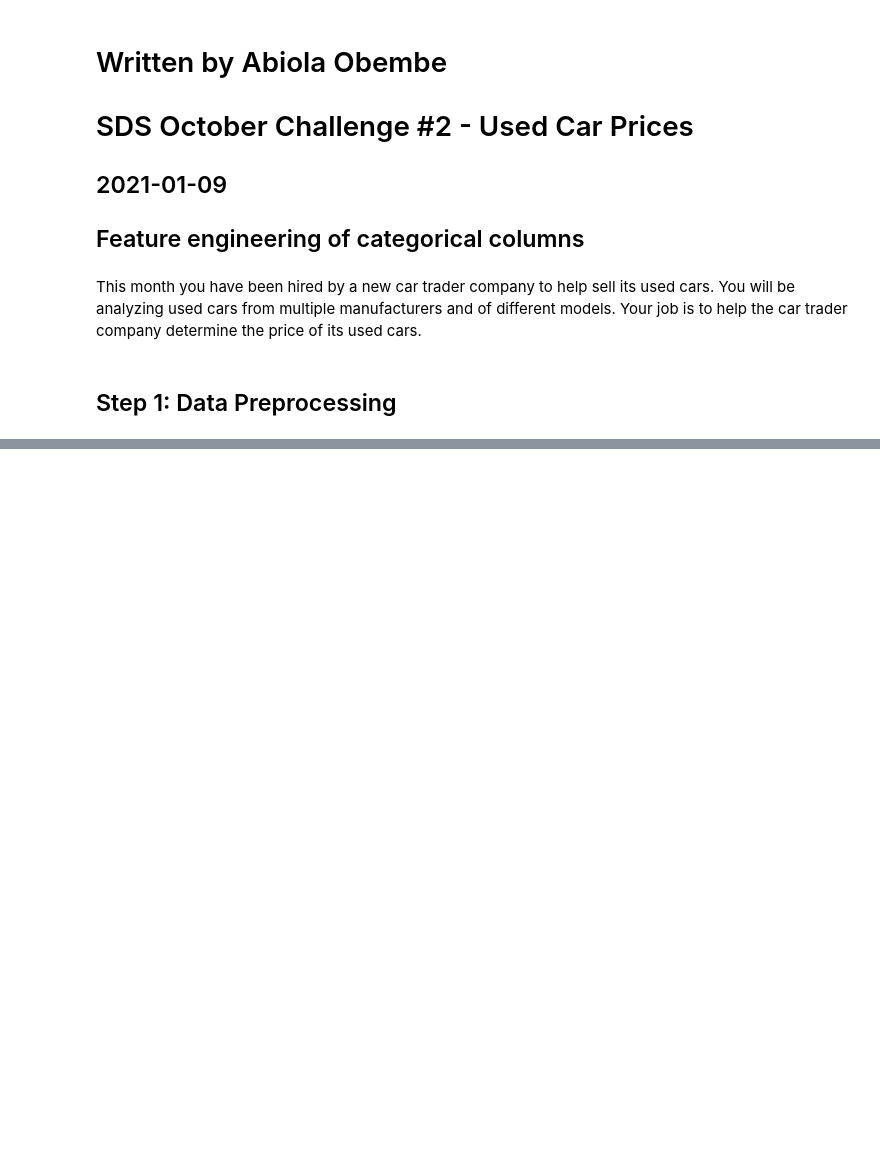
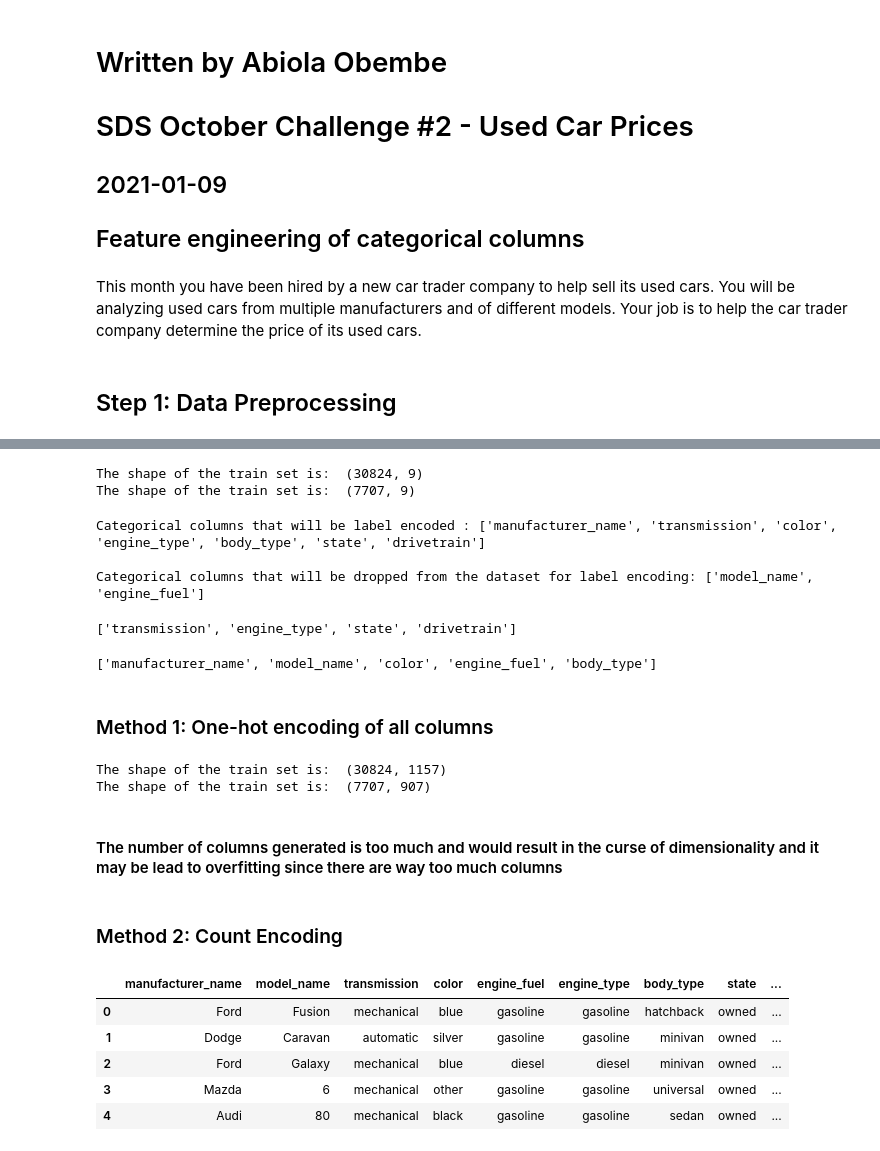
Before and after one commit to obeabi/SdsOctober2020Challenge, a Jupyter notebook: CategoricalCols_Main.ipynb, the cells around one changed output, grey strips where cells are left out. Saved outputs shown, nothing was run; the diff lists cells and outputs as text; code cells hidden in the pictures; blank space fills up the shorter version.

```diff
--- a/CategoricalCols_Main.ipynb
+++ b/CategoricalCols_Main.ipynb
@@ -82,0 +232,73 @@ print("\n Perecentage of missing values in test datframe is: \n", str(100*(df_te
+# %%
+# Let's print the shape of this train and test dataframe
+print("The shape of the train set is: ", cat_df_train.shape)
+
+print("The shape of the train set is: ", cat_df_test.shape)
+# %% [output]
+The shape of the train set is:  (30824, 9)
+The shape of the train set is:  (7707, 9)
+# %%
+# Columns that can be safely label encoded in validation set
+good_label_cols = [col for col in category_cols if
+                   set(cat_df_train[col]) == set(cat_df_test[col])]
+
+
+# Problematic columns that will be dropped from the validation dataset
+bad_label_cols = list(set(category_cols) - set(good_label_cols))
+
+print('Categorical columns that will be label encoded :', good_label_cols)
+print('\nCategorical columns that will be dropped from the dataset for label encoding:', bad_label_cols)
+# %% [output]
+Categorical columns that will be label encoded : ['manufacturer_name', 'transmission', 'color', 'engine_type', 'body_type', 'state', 'drivetrain']
+
+Categorical columns that will be dropped from the dataset for label encoding: ['model_name', 'engine_fuel']
+# %%
+# Select categorical columns with relatively low cardinality (convenient but arbitrary)
+low_cardinality = [cname for cname in category_cols if
+                    cat_df_train[cname].nunique() < 5 and
+                    cat_df_train[cname].dtype == "object"]
+low_cardinality
+# %% [output]
+['transmission', 'engine_type', 'state', 'drivetrain']
+# %%
+# Select categorical columns with relatively low cardinality (convenient but arbitrary)
+high_cardinality = [cname for cname in category_cols if
+                    cat_df_train[cname].nunique() > 5 and
+                    cat_df_train[cname].dtype == "object"]
+high_cardinality
+# %% [output]
+['manufacturer_name', 'model_name', 'color', 'engine_fuel', 'body_type']
+# %% [markdown]
+### Method 1: One-hot encoding of all columns
+# %%
+# let's examine how many columns we will obtain after one hot encoding these variables
+cat_df_train_oh = pd.get_dummies(cat_df_train, drop_first=True)
+cat_df_test_oh = pd.get_dummies(cat_df_test, drop_first=True)
+
+# Let's print the shape of this train and test dataframe after one-hot encoding
+print("The shape of the train set is: ", cat_df_train_oh.shape)
+
+print("The shape of the train set is: ", cat_df_test_oh.shape)
+
+cat_df_train_oh.to_csv('df_train_oh.csv')
+cat_df_test_oh.to_csv('df_test_oh.csv')
+# %% [output]
+The shape of the train set is:  (30824, 1157)
+The shape of the train set is:  (7707, 907)
+# %% [markdown]
+#### The number of columns generated is too much and would result in the curse of dimensionality and it may be lead to overfitting since there are way too much columns
+# %% [markdown]
+### Method 2: Count Encoding
+# %%
+# Create ne dataframe for train and test set
+cat_df_train_ce = cat_df_train.copy()
+cat_df_test_ce = cat_df_test.copy()
+
+cat_df_train_ce.head()
+# %% [output]
+|  | manufacturer_name | model_name | transmission | color | engine_fuel | engine_type | body_type | state | ... |
+| 0 | Ford | Fusion | mechanical | blue | gasoline | gasoline | hatchback | owned | ... |
+| 1 | Dodge | Caravan | automatic | silver | gasoline | gasoline | minivan | owned | ... |
+| 2 | Ford | Galaxy | mechanical | blue | diesel | diesel | minivan | owned | ... |
+| 3 | Mazda | 6 | mechanical | other | gasoline | gasoline | universal | owned | ... |
+| 4 | Audi | 80 | mechanical | black | gasoline | gasoline | sedan | owned | ... |
```
Also changed, not shown: parts of 35 cells of this notebook.
